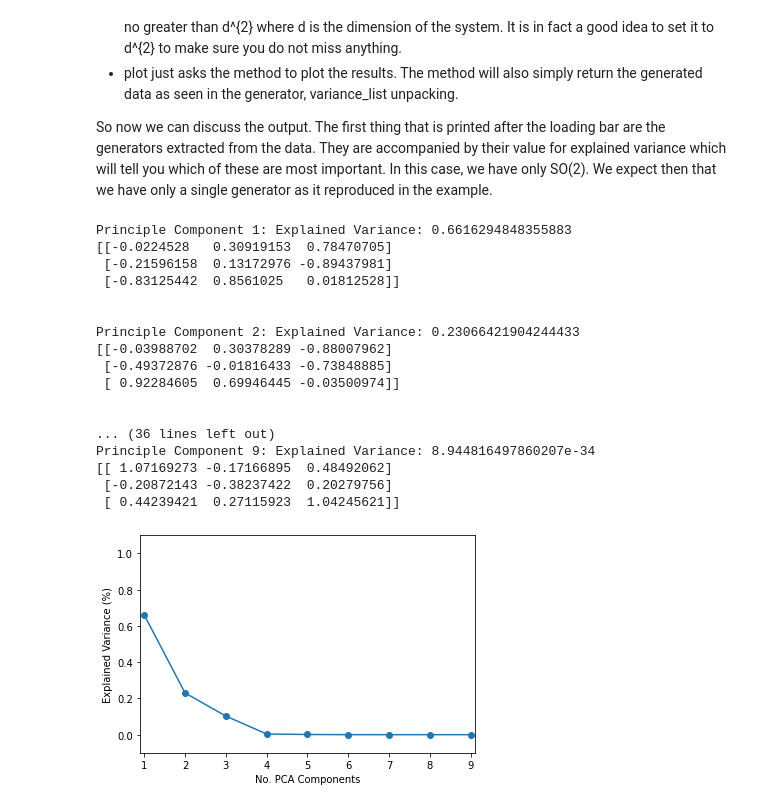
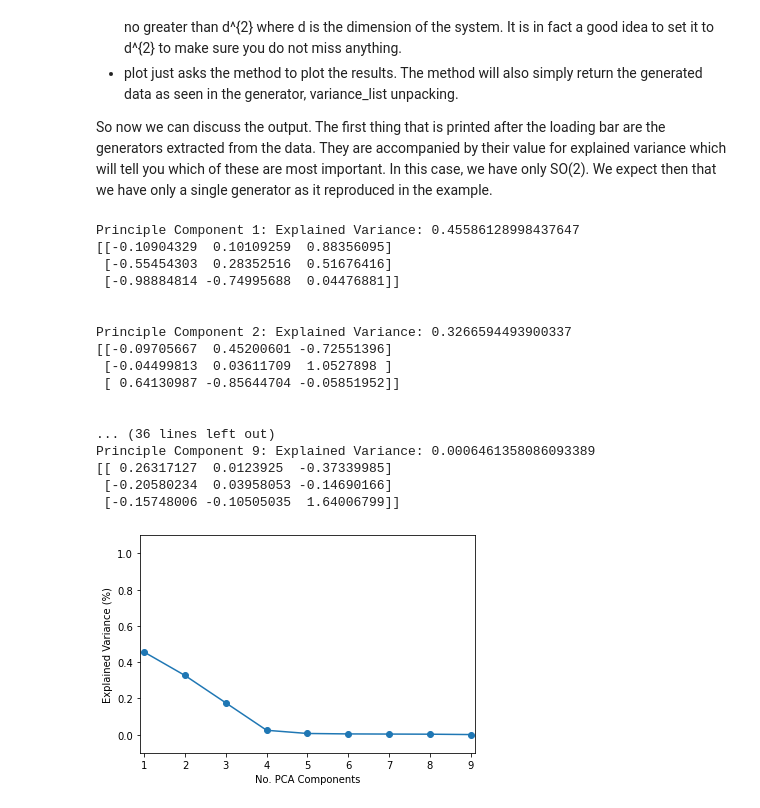
Before and after one commit to zincware/SymSuite, a Jupyter notebook: docs/source/examples/SO_example.ipynb, the cells around one changed output. Drawn from its saved outputs; the diff is of its cells as text; code cells hidden in the pictures.

```diff
--- a/docs/source/examples/SO_example.ipynb
+++ b/docs/source/examples/SO_example.ipynb
@@ -15,10 +15,10 @@ from symdet.generators.generators import GeneratorExtraction
 
 As we are looking at SO(2) and SO(3) the obvisou systems use are circles and spheres. Conveniently, we have written some example scripts to generate and look at this data. We also want to include some noise in the data to simulate a non-ideal system.
 # %%
-circle = SO2Test(n_points=200,
+circle = SO2(n_points=200,
                  noise=True,
                  variance=0.05)
-sphere = SO3(n_points=300,
+sphere = SO3(n_points=100,
                  noise=True,
                  variance=0.05)
 # %% [markdown]
@@ -86,26 +86,26 @@ So now we can discuss the output. The first thing that is printed after the load
 # %%
 generator_extractor = GeneratorExtraction(sphere.data,
                                           delta=0.5,
                                           epsilon=0.3,
-                                          candidate_runs=9)
+                                          candidate_runs=50)
 generators, variance_list = generator_extractor.perform_generator_extraction(pca_components=9,
-                                                                                 plot=True)
+                                                                             plot=True)
 # %% [output]
-Principle Component 1: Explained Variance: 0.6616294848355883
-[[-0.0224528   0.30919153  0.78470705]
- [-0.21596158  0.13172976 -0.89437981]
- [-0.83125442  0.8561025   0.01812528]]
+Principle Component 1: Explained Variance: 0.45586128998437647
+[[-0.10904329  0.10109259  0.88356095]
+ [-0.55454303  0.28352516  0.51676416]
+ [-0.98884814 -0.74995688  0.04476881]]
 
 
-Principle Component 2: Explained Variance: 0.23066421904244433
-[[-0.03988702  0.30378289 -0.88007962]
- [-0.49372876 -0.01816433 -0.73848885]
- [ 0.92284605  0.69946445 -0.03500974]]
+Principle Component 2: Explained Variance: 0.3266594493900337
+[[-0.09705667  0.45200601 -0.72551396]
+ [-0.04499813  0.03611709  1.0527898 ]
+ [ 0.64130987 -0.85644704 -0.05851952]]
 
 
 ... (36 lines left out)
-Principle Component 9: Explained Variance: 8.944816497860207e-34
-[[ 1.07169273 -0.17166895  0.48492062]
- [-0.20872143 -0.38237422  0.20279756]
- [ 0.44239421  0.27115923  1.04245621]]
+Principle Component 9: Explained Variance: 0.0006461358086093389
+[[ 0.26317127  0.0123925  -0.37339985]
+ [-0.20580234  0.03958053 -0.14690166]
+ [-0.15748006 -0.10505035  1.64006799]]
-[figure, old version]
+[figure, new version]
```
Also changed, not shown: parts of 4 cells of this notebook, 1 other file.
